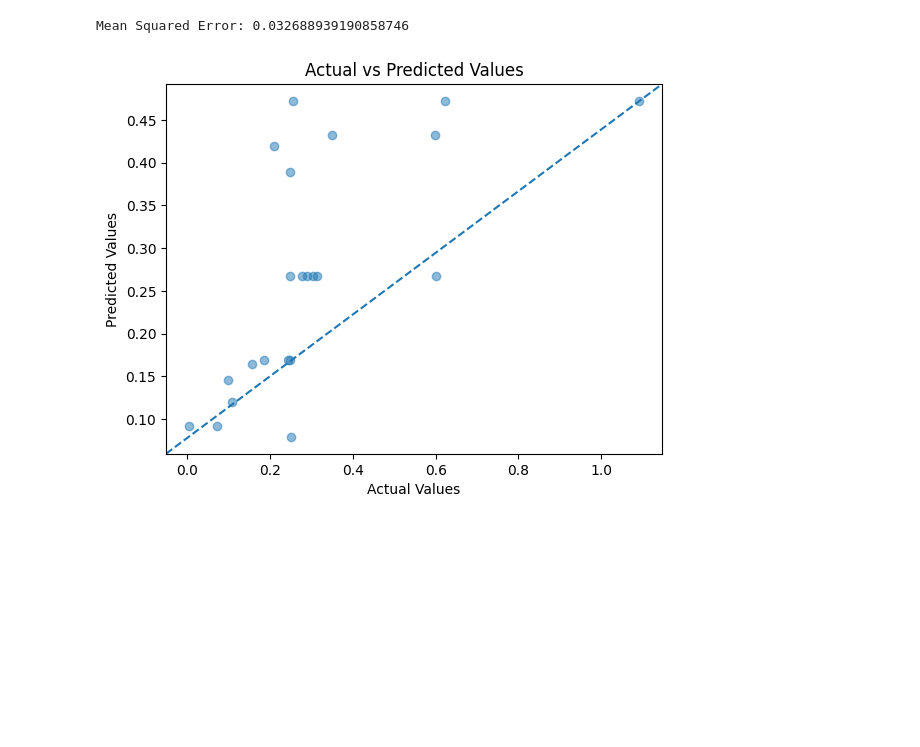
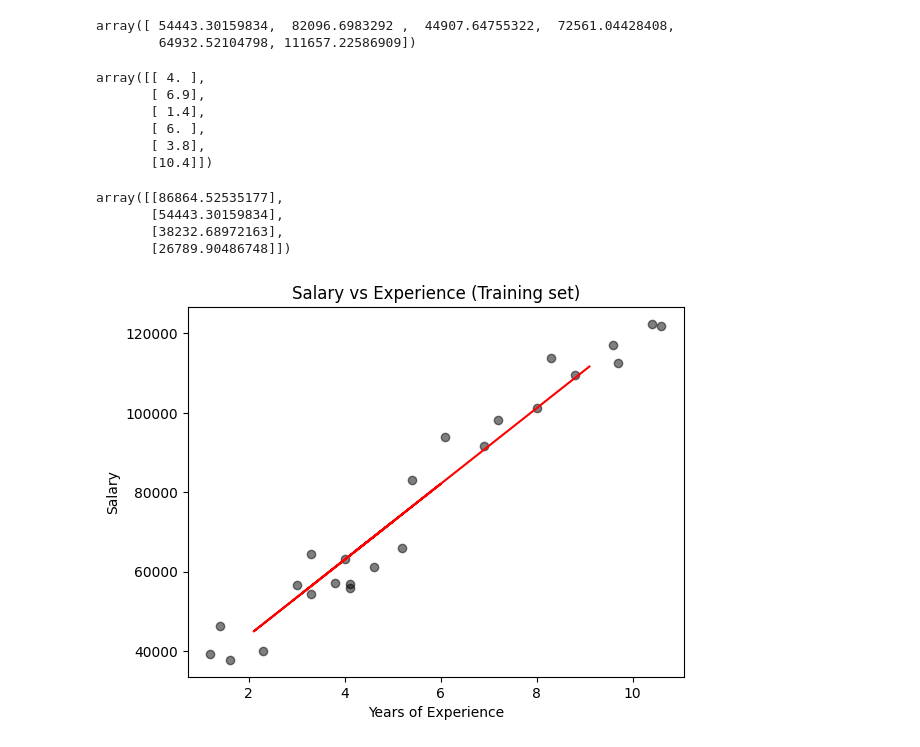
Before and after one commit to thecord/Machine-Learning, a Jupyter notebook: linear_regression.ipynb, the cells around one changed output. Drawn from its saved outputs; the diff is of its cells as text; code cells hidden in the pictures; blank space fills up the shorter version.

```diff
--- a/linear_regression.ipynb
+++ b/linear_regression.ipynb
@@ -127,35 +41,37 @@ test Set: 0.08
-# %%
-from sklearn.tree import DecisionTreeRegressor
-from sklearn.model_selection import train_test_split
-from sklearn.metrics import mean_squared_error
-
-y = data['sd_ale']
-# split data into training and testing sets
-X_train, X_test, y_train, y_test = train_test_split(X, y, test_size=0.2, random_state=42)
-
-# create and fit the model
-model = DecisionTreeRegressor(max_depth=5, random_state=42)
-model.fit(X_train, y_train)
-
-# predict on test data and calculate the mean squared error
-y = data['sd_ale']
-y_pred = model.predict(X_test)
-mse = mean_squared_error(y_test, y_pred)
-
-print("Mean Squared Error:", mse)
-
-import matplotlib.pyplot as plt
-
-# predict values for test set
-y_pred = model.predict(X_test)
-
-# plot actual vs predicted values
-plt.scatter(y_test, y_pred, alpha=0.5)
-plt.plot([0, 1], [0, 1], '--', transform=plt.gca().transAxes)
-plt.xlabel('Actual Values')
-plt.ylabel('Predicted Values')
-plt.title('Actual vs Predicted Values')
-plt.show()
-# %% [output]
-Mean Squared Error: 0.032688939190858746
-[figure, removed]
+# %%
+Y_predict = model_regression.predict(X_test)
+Y_predict
+# %% [output]
+array([ 54443.30159834,  82096.6983292 ,  44907.64755322,  72561.04428408,
+        64932.52104798, 111657.22586909])
+# %%
+r2_score(Y_test, Y_predict)
+X_test
+# %% [output]
+array([[ 4. ],
+       [ 6.9],
+       [ 1.4],
+       [ 6. ],
+       [ 3.8],
+       [10.4]])
+# %%
+new_x = np.array([[6.5],
+                  [3.1],
+                  [1.4],
+                  [0.2]])
+new = model_regression.predict(new_x)
+new.reshape(-1,1)
+# %% [output]
+array([[86864.52535177],
+       [54443.30159834],
+       [38232.68972163],
+       [26789.90486748]])
+# %%
+plt.scatter(X_train, Y_train, color="black",alpha=0.50)
+plt.plot(X_test, Y_predict, color='red')
+plt.title('Salary vs Experience (Training set)')
+plt.xlabel('Years of Experience')
+plt.ylabel('Salary')
+plt.show()
+# %% [output]
+[figure, added]
```
Also changed, not shown: parts of 15 cells of this notebook.
